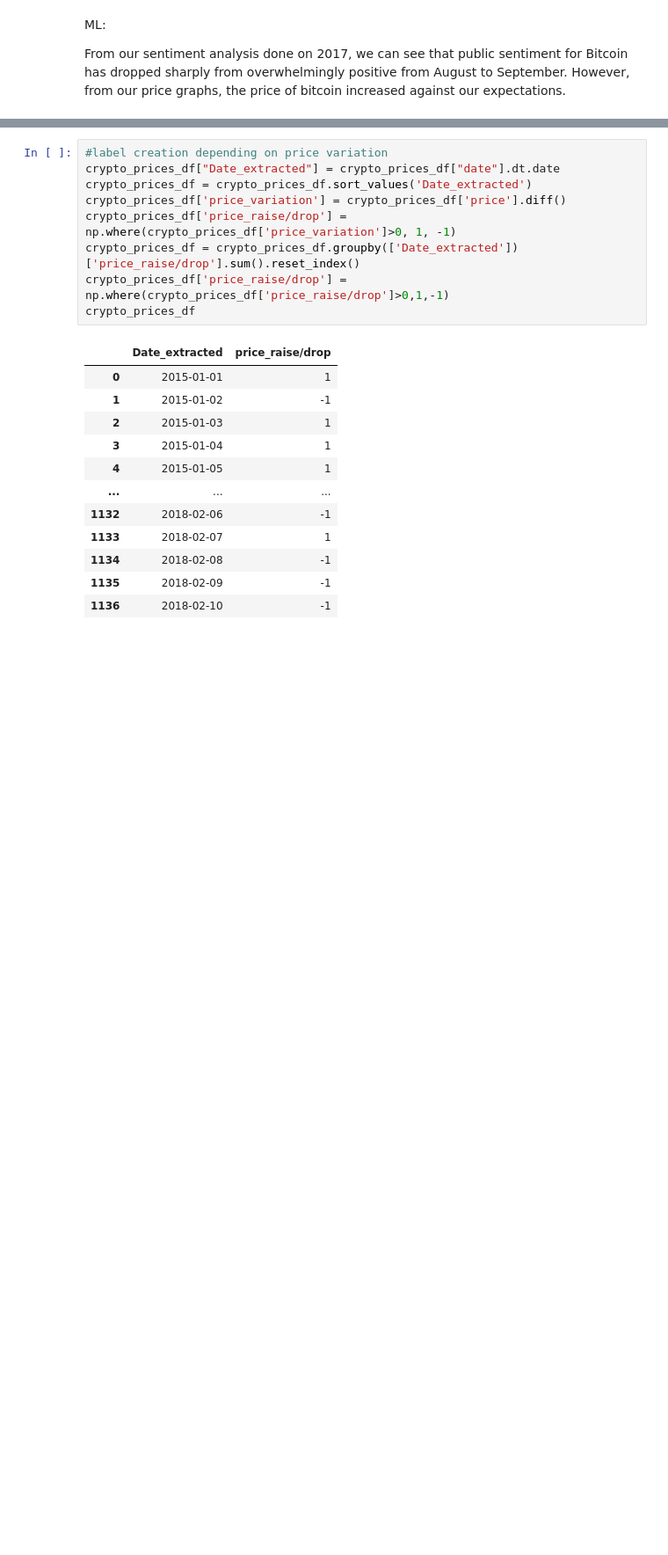
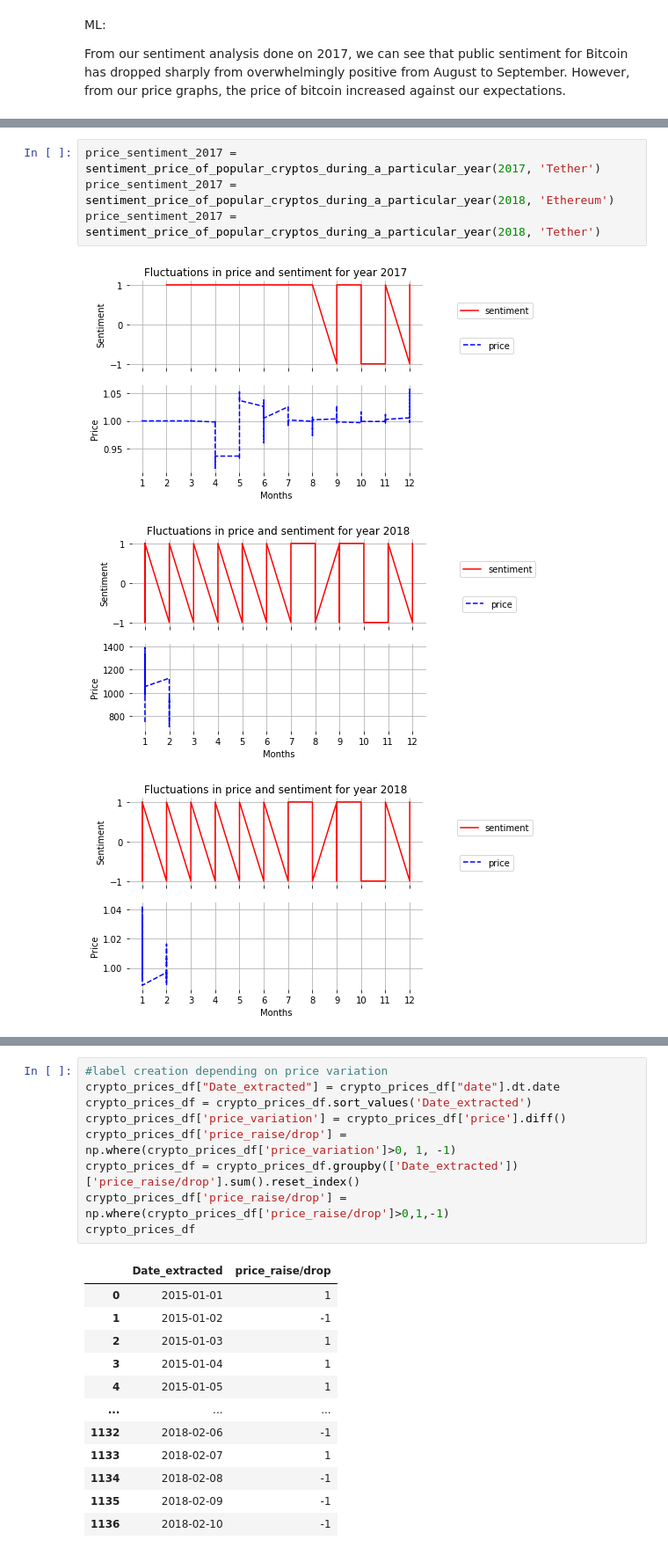
Before and after one commit to uic-cs418/cs418-spring22-sixth-sense, a Jupyter notebook: CS418_Sixth_Sense.ipynb, the cells around one changed output, grey strips where cells are left out. Shown at 88% size. Drawn from its saved outputs; the diff is of its cells as text; blank space fills up the shorter version.

```diff
--- a/CS418_Sixth_Sense.ipynb
+++ b/CS418_Sixth_Sense.ipynb
@@ -299,0 +327,8 @@ price_sentiment_2017 = sentiment_price_of_popular_cryptos_during_a_particular_ye
+# %%
+price_sentiment_2017 = sentiment_price_of_popular_cryptos_during_a_particular_year(2017, 'Tether')
+price_sentiment_2017 = sentiment_price_of_popular_cryptos_during_a_particular_year(2018, 'Ethereum')
+price_sentiment_2017 = sentiment_price_of_popular_cryptos_during_a_particular_year(2018, 'Tether')
+# %% [output]
+[figure, added]
+[figure, added]
+[figure, added]
```
Also changed, not shown: parts of 38 cells of this notebook.
